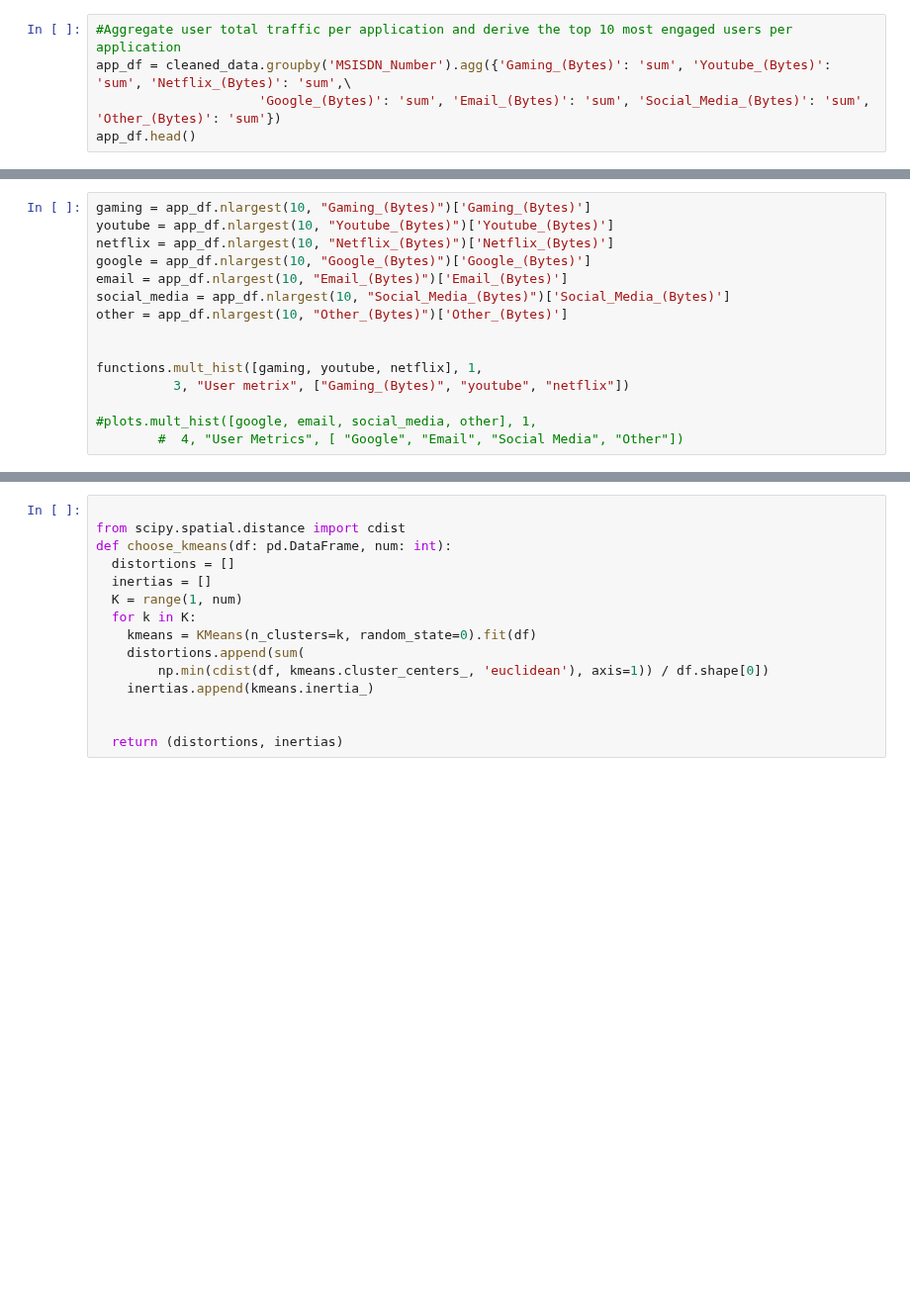
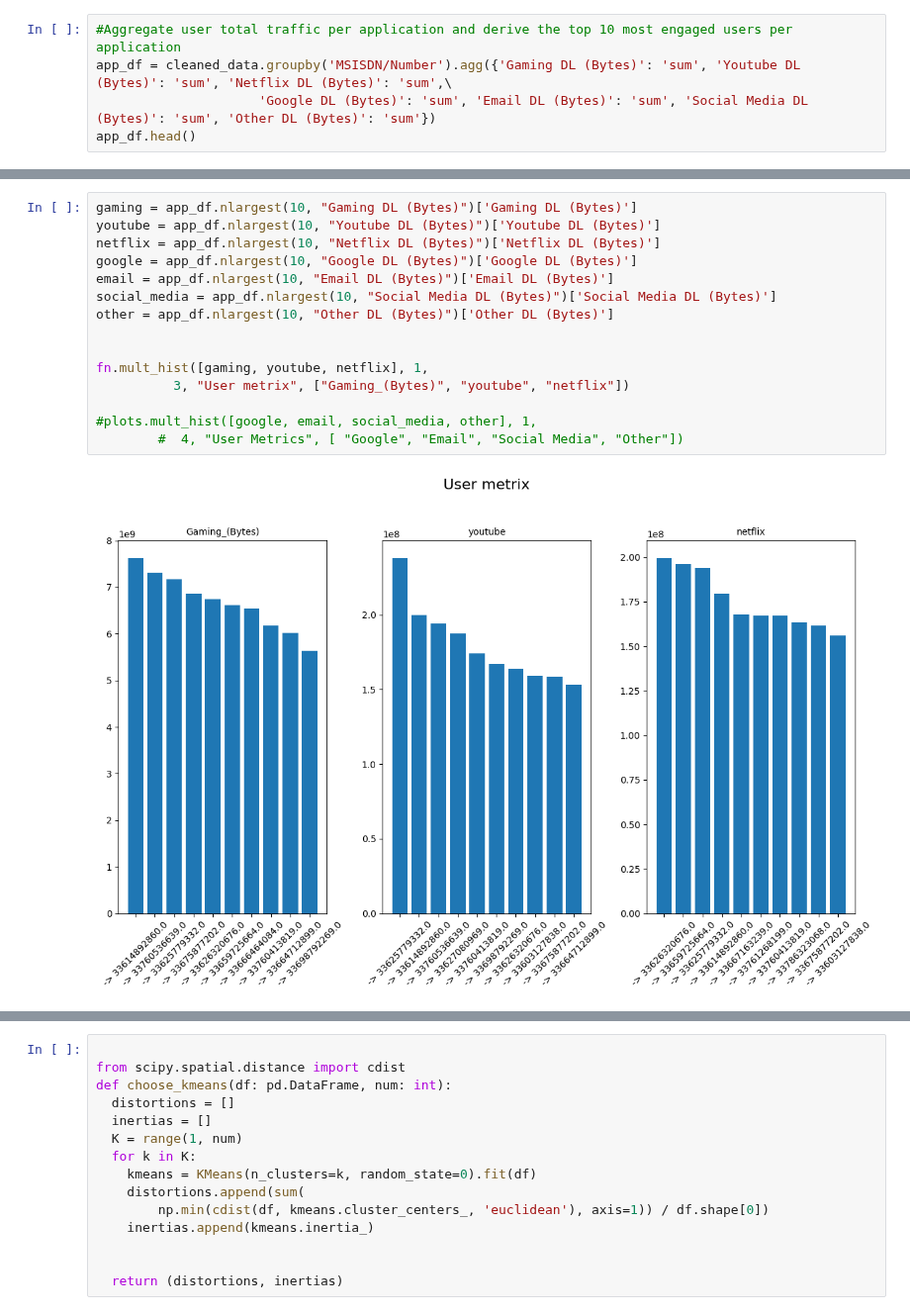
Before and after one commit to YonatanMoges/user-overview-analysis, a Jupyter notebook: notebook/user_engagement.ipynb, the cells around one changed output, grey strips where cells are left out. Shown at 99% size. Drawn from its saved outputs; the diff is of its cells as text; blank space fills up the shorter version.

```diff
--- a/notebook/user_engagement.ipynb
+++ b/notebook/user_engagement.ipynb
@@ -77,5 +182,5 @@ cluster1.describe()
 # %%
 #Aggregate user total traffic per application and derive the top 10 most engaged users per application
-app_df = cleaned_data.groupby('MSISDN_Number').agg({'Gaming_(Bytes)': 'sum', 'Youtube_(Bytes)': 'sum', 'Netflix_(Bytes)': 'sum',\
-                     'Google_(Bytes)': 'sum', 'Email_(Bytes)': 'sum', 'Social_Media_(Bytes)': 'sum', 'Other_(Bytes)': 'sum'})
+app_df = cleaned_data.groupby('MSISDN/Number').agg({'Gaming DL (Bytes)': 'sum', 'Youtube DL (Bytes)': 'sum', 'Netflix DL (Bytes)': 'sum',\
+                     'Google DL (Bytes)': 'sum', 'Email DL (Bytes)': 'sum', 'Social Media DL (Bytes)': 'sum', 'Other DL (Bytes)': 'sum'})
 app_df.head()
@@ -82,16 +195,18 @@ app_df.head()
 # %%
-gaming = app_df.nlargest(10, "Gaming_(Bytes)")['Gaming_(Bytes)']
-youtube = app_df.nlargest(10, "Youtube_(Bytes)")['Youtube_(Bytes)']
-netflix = app_df.nlargest(10, "Netflix_(Bytes)")['Netflix_(Bytes)']
-google = app_df.nlargest(10, "Google_(Bytes)")['Google_(Bytes)']
-email = app_df.nlargest(10, "Email_(Bytes)")['Email_(Bytes)']
-social_media = app_df.nlargest(10, "Social_Media_(Bytes)")['Social_Media_(Bytes)']
-other = app_df.nlargest(10, "Other_(Bytes)")['Other_(Bytes)']
+gaming = app_df.nlargest(10, "Gaming DL (Bytes)")['Gaming DL (Bytes)']
+youtube = app_df.nlargest(10, "Youtube DL (Bytes)")['Youtube DL (Bytes)']
+netflix = app_df.nlargest(10, "Netflix DL (Bytes)")['Netflix DL (Bytes)']
+google = app_df.nlargest(10, "Google DL (Bytes)")['Google DL (Bytes)']
+email = app_df.nlargest(10, "Email DL (Bytes)")['Email DL (Bytes)']
+social_media = app_df.nlargest(10, "Social Media DL (Bytes)")['Social Media DL (Bytes)']
+other = app_df.nlargest(10, "Other DL (Bytes)")['Other DL (Bytes)']
 
 
-functions.mult_hist([gaming, youtube, netflix], 1,
+fn.mult_hist([gaming, youtube, netflix], 1,
           3, "User metrix", ["Gaming_(Bytes)", "youtube", "netflix"])
 
 #plots.mult_hist([google, email, social_media, other], 1,
         #  4, "User Metrics", [ "Google", "Email", "Social Media", "Other"])
+# %% [output]
+[figure, added]
 # %%
```
Also changed, not shown: parts of 26 cells of this notebook, 3 other files.
